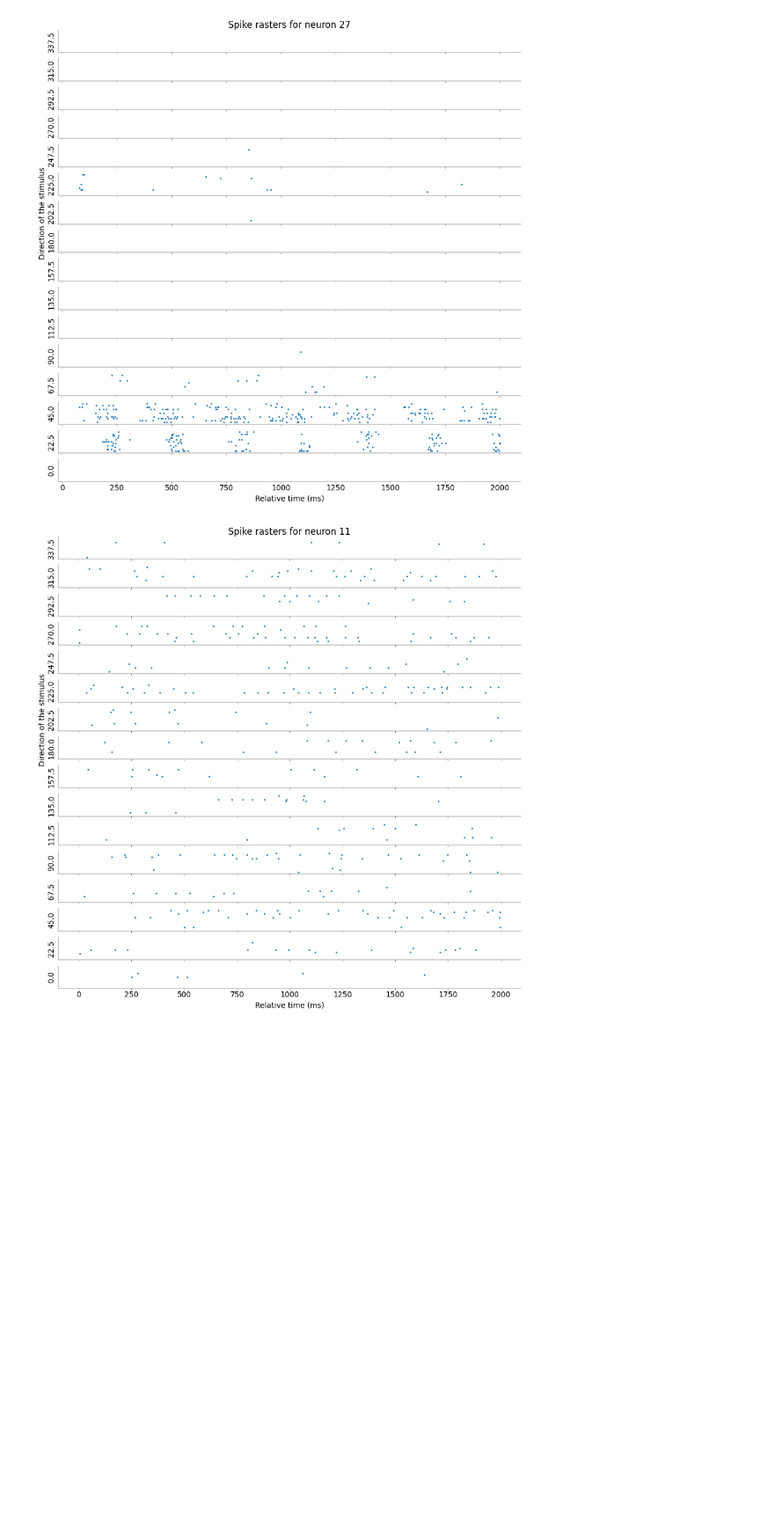
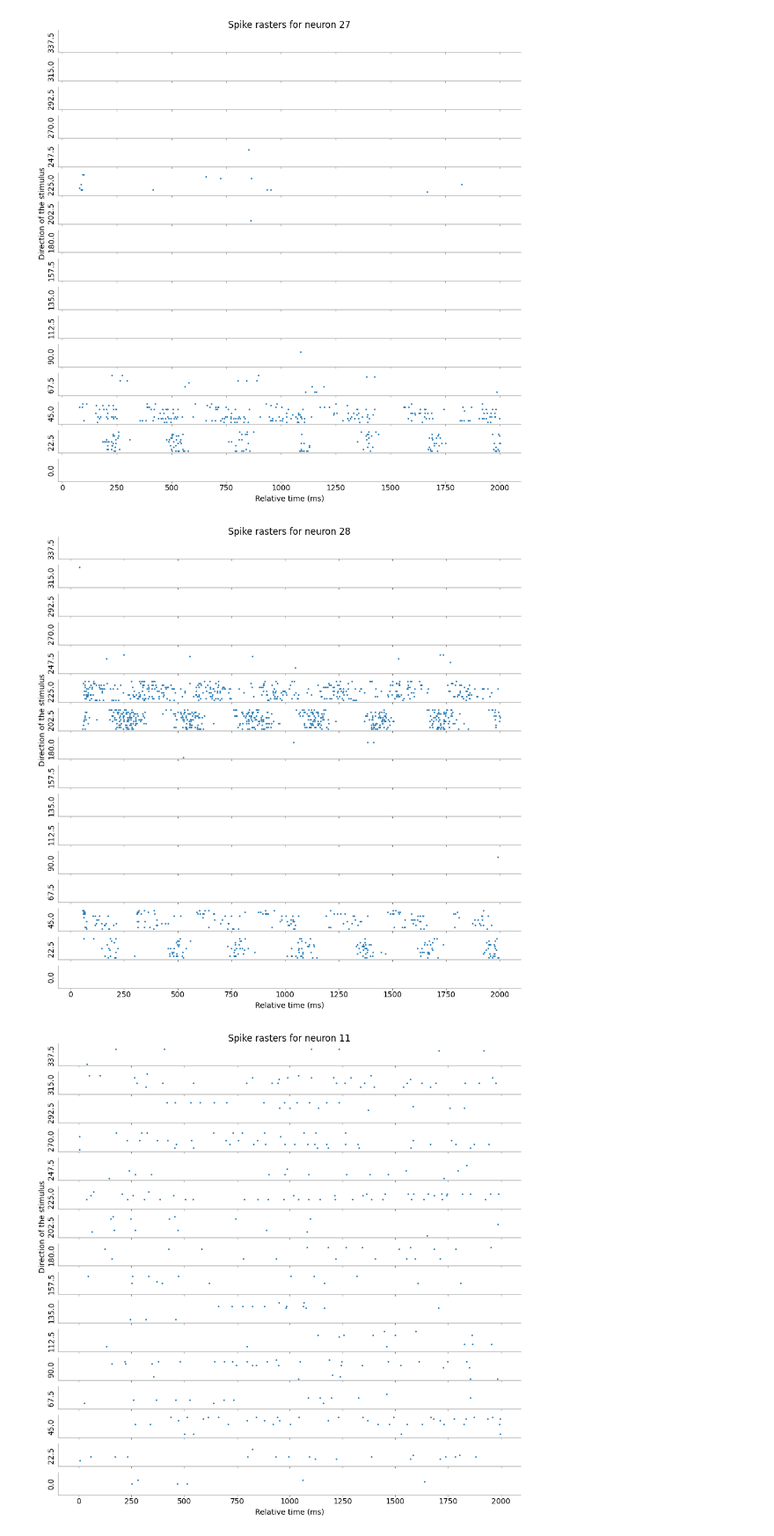
Before and after one commit to Akseli-Ilmanen/NDS_homework, a Jupyter notebook: notebooks/MD_CodingLab4.ipynb, the cells around one changed output. Shown: that part at 88% size. Cells and saved outputs as stored; diff of their text form; code cells hidden in the pictures; blank space fills up the shorter version.

```diff
--- a/notebooks/MD_CodingLab4.ipynb
+++ b/notebooks/MD_CodingLab4.ipynb
@@ -181,7 +185,10 @@ plotRaster(spikes, 27)
 [figure]
 # %%
 # 2. orientation selective: neuron responds equally to both directions of the same orientation
-plotRaster(spikes, 37)
+
+plotRaster(spikes, 28)
+# %% [output]
+[figure, added]
 # %%
 # 3. neither
 plotRaster(spikes, 11)
```
Also changed, not shown: parts of 5 cells of this notebook.
